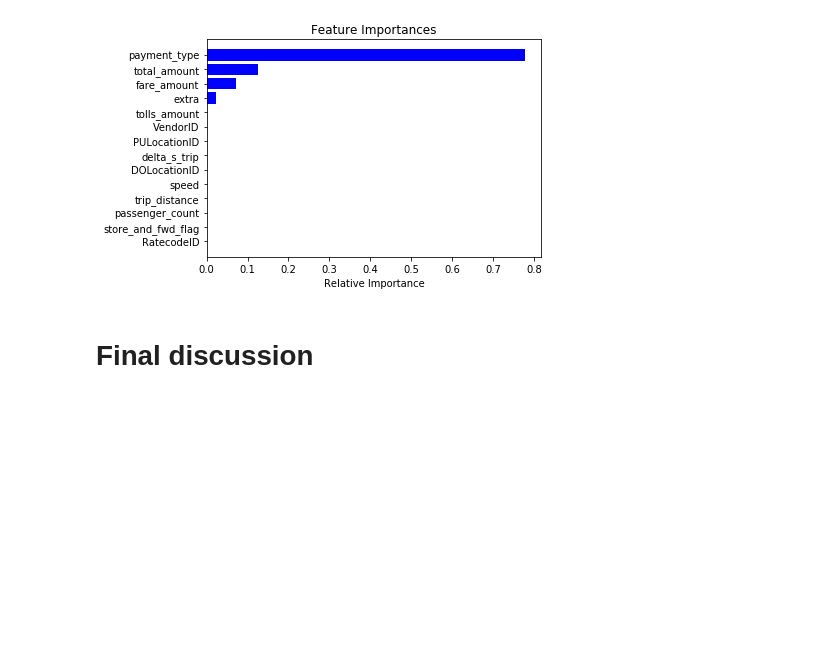
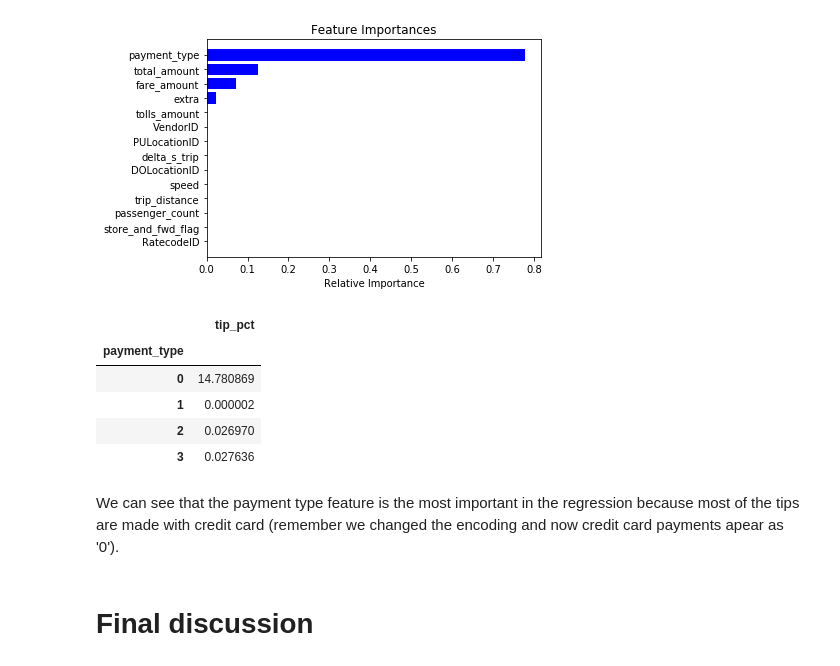
Before and after one commit to flagroth/nyc-taxi, a Jupyter notebook: src/nyc-taxi.ipynb, the cells around one changed output. Drawn from its saved outputs; the diff is of its cells as text; code cells hidden in the pictures; blank space fills up the shorter version.

```diff
--- a/src/nyc-taxi.ipynb
+++ b/src/nyc-taxi.ipynb
@@ -411,6 +411,17 @@ plt.xlabel('Relative Importance')
 plt.show()
 # %% [output]
 [figure]
+# %%
+filt_df[['payment_type','tip_pct']].groupby('payment_type').mean()
+# %% [output]
+|  | tip_pct |
+| payment_type |  |
+| 0 | 14.780869 |
+| 1 | 0.000002 |
+| 2 | 0.026970 |
+| 3 | 0.027636 |
+# %% [markdown]
+We can see that the payment type feature is the most important in the regression because most of the tips are made with credit card (remember we changed the encoding and now credit card payments apear as '0').
 # %% [markdown]
 # Final discussion
 # %% [markdown]
```
